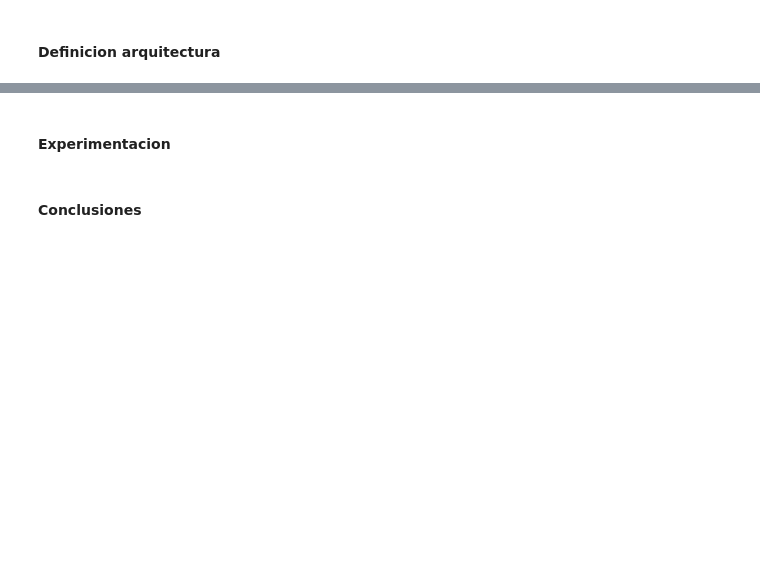
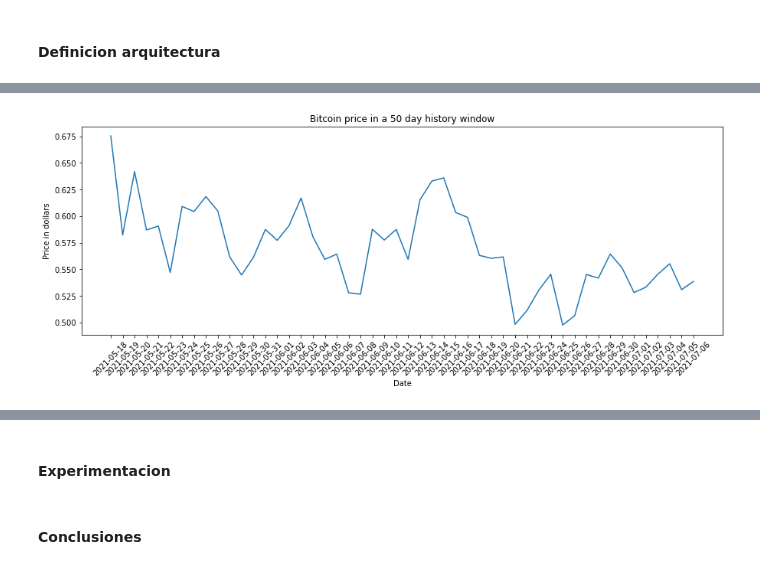
Before and after one commit to ricardojmv85/StatisticalLearningII, a Jupyter notebook: proyecto_final/Proyecto Final.ipynb, the cells around one changed output, grey strips where cells are left out. Cells and saved outputs as stored; diff of their text form; code cells hidden in the pictures; blank space fills up the shorter version.

```diff
--- a/proyecto_final/Proyecto Final.ipynb
+++ b/proyecto_final/Proyecto Final.ipynb
@@ -435,0 +444,5 @@ ld.test(DataLoader(test_ds, batch_size=))
+# %%
+raw = pd.read_csv("./parte3/data/data.csv")
+dataset = raw[['Date', 'Close']].rename(columns={'Close': 'Price'})
+dataset['Date'] = dataset['Date'].apply(lambda x: str(x)[:10])
+dataset.head()
@@ -435,0 +456,4 @@ ld.test(DataLoader(test_ds, batch_size=))
+# %%
+scaler = MinMaxScaler(feature_range=(0, 1))
+dataset['Price'] = scaler.fit_transform(dataset[['Price']])
+dataset.head()
@@ -435,0 +467,11 @@ ld.test(DataLoader(test_ds, batch_size=))
+# %%
+window = 50
+plt.figure(figsize=(15, 5))
+plt.plot(dataset['Date'][-window:], dataset['Price'][-window:])
+plt.xlabel('Date')
+plt.ylabel('Price in dollars')
+plt.xticks(rotation=45)
+plt.title(f'Bitcoin price in a {window} day history window')
+plt.show()
+# %% [output]
+[figure, added]
```
Also changed, not shown: parts of 42 cells of this notebook, 1 other file.
